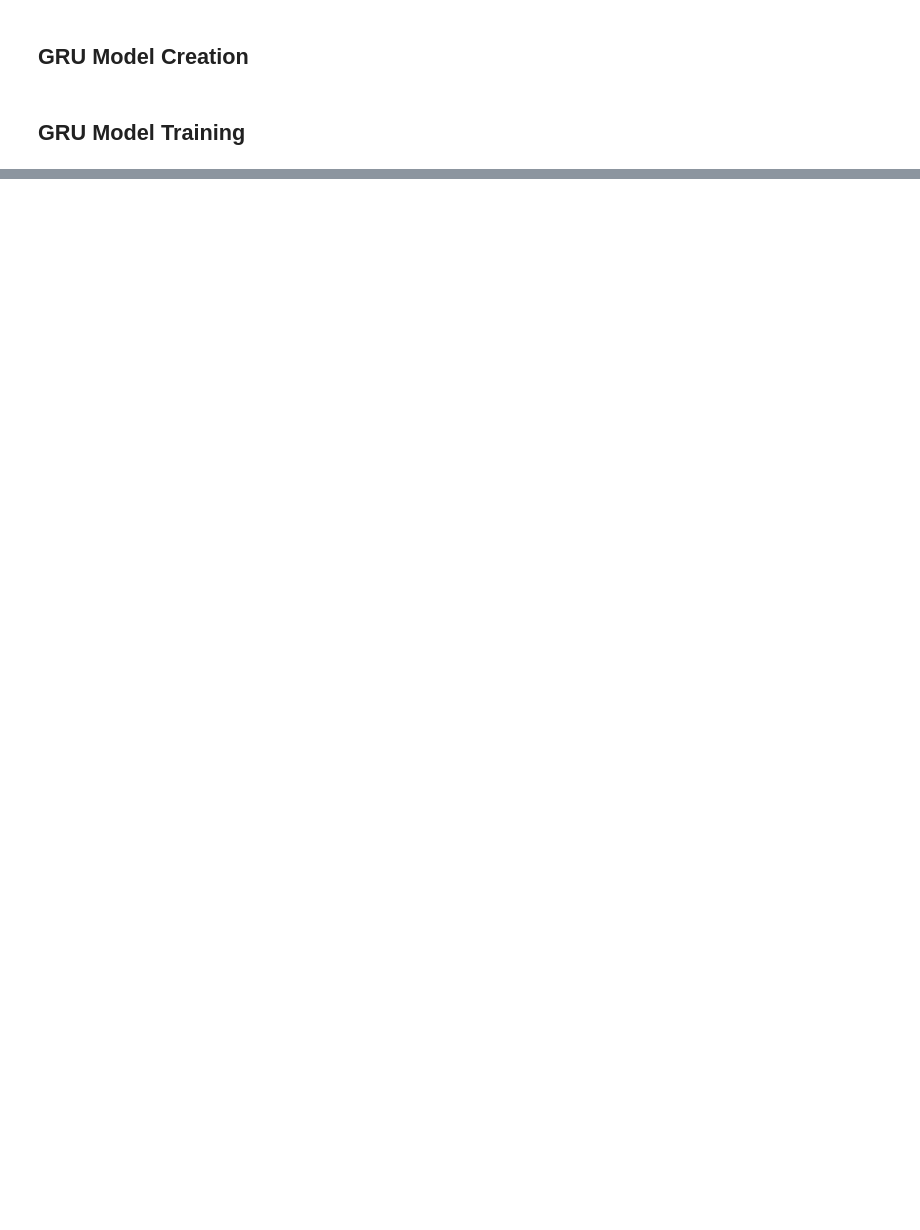
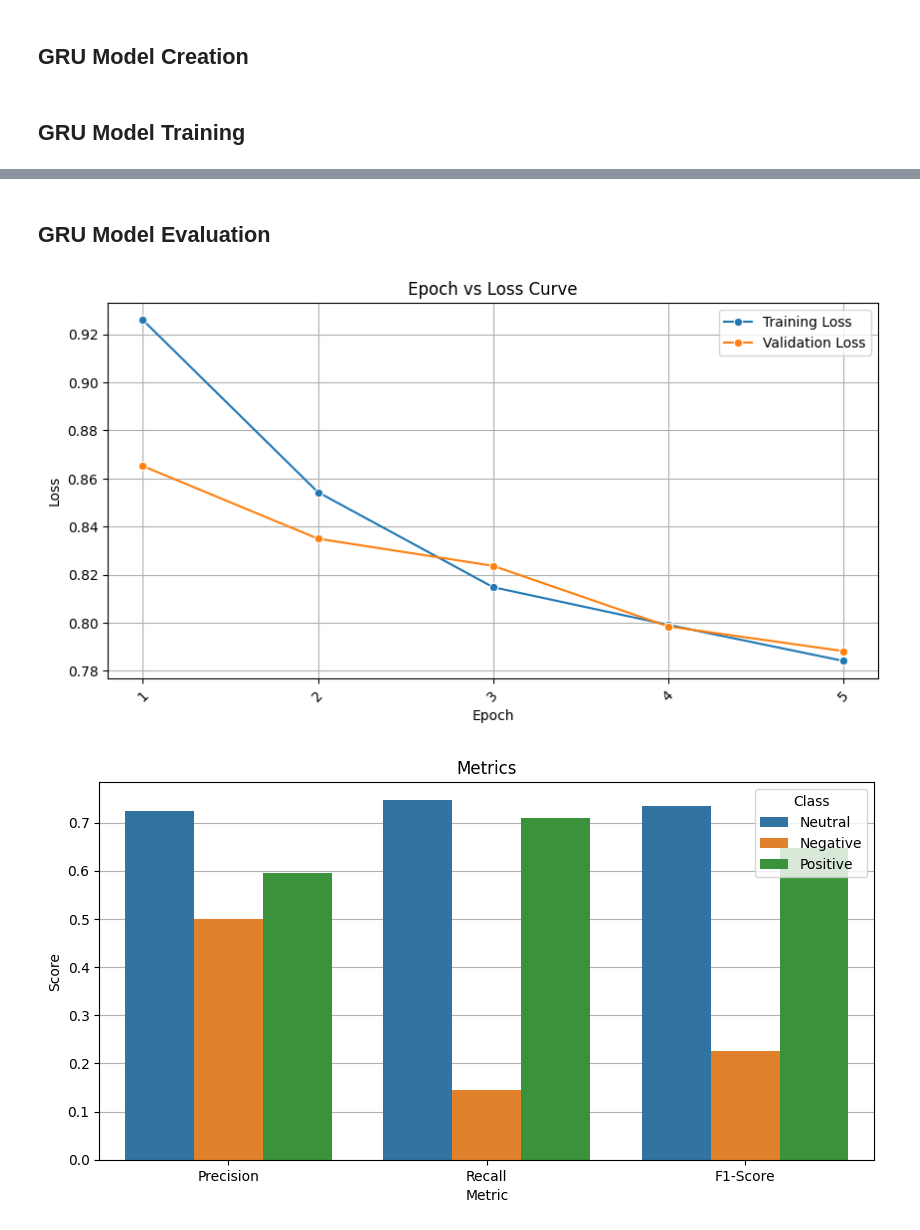
Before and after one commit to d-maniatakos/covid19-vaccine-sentiment-analysis, a Jupyter notebook: vaccine_sentiment_classifier_using_rnn.ipynb, the cells around one changed output, grey strips where cells are left out. Cells and saved outputs as stored; diff of their text form; code cells hidden in the pictures; blank space fills up the shorter version.

```diff
--- a/vaccine_sentiment_classifier_using_rnn.ipynb
+++ b/vaccine_sentiment_classifier_using_rnn.ipynb
@@ -221,7 +269,10 @@ loss_function = nn.CrossEntropyLoss()
 model = GRU(x_size, hidden_size, num_of_classes, num_of_layers)
 optimizer = torch.optim.Adam(model.parameters(), lr=learning_rate)
 
+training_loss = []
+validation_loss = []
 
+model.train()
 
 for epoch in range(num_of_epochs):
   batch_losses = []
@@ -238,5 +289,6 @@ for epoch in range(num_of_epochs):
   val_pred = model(x_validation)
   val_loss = loss_function(val_pred, torch.tensor(y_validation, dtype=torch.long))
   print('Epoch: ' + str(epoch+1) + '/' + str(num_of_epochs) + ' Training Loss: ' + str(round(sum(batch_losses)/len(train_dataloader), 4)) + ' Validation Loss: ' + str(round(val_loss.item(), 4)))
-  predictions = torch.argmax(val_pred, dim=1).tolist()
+  validation_loss.append(val_loss.item())
+  training_loss.append(sum(batch_losses)/len(train_dataloader))
 # %% [output]
@@ -247,0 +300,23 @@ Epoch: 5/5 Training Loss: 0.7759 Validation Loss: 0.7864
+# %% [markdown]
+## **GRU Model Evaluation**
+# %%
+# plot the epoch vs loss curve
+plt.figure(figsize=(10, 5), dpi=100)
+plt.title('Epoch vs Loss Curve')
+plt.xlabel('Epoch')
+plt.ylabel('Loss')
+sns.lineplot(x=range(1, num_of_epochs+1), y=training_loss,  marker="o")
+sns.lineplot(x=range(1, num_of_epochs+1), y=validation_loss,  marker="o")
+plt.xticks(range(1, num_of_epochs+1))
+plt.xticks(rotation=45)
+plt.legend(['Training Loss', 'Validation Loss'])
+plt.grid()
+plt.show()
+
+# plot the validation metrics
+model.eval()
+predictions = torch.argmax(model(x_validation), dim=1).tolist()
+compute_metrics(predictions, y_validation)
+# %% [output]
+[figure, added]
+[figure, added]
```
Also changed, not shown: parts of 7 cells of this notebook.
